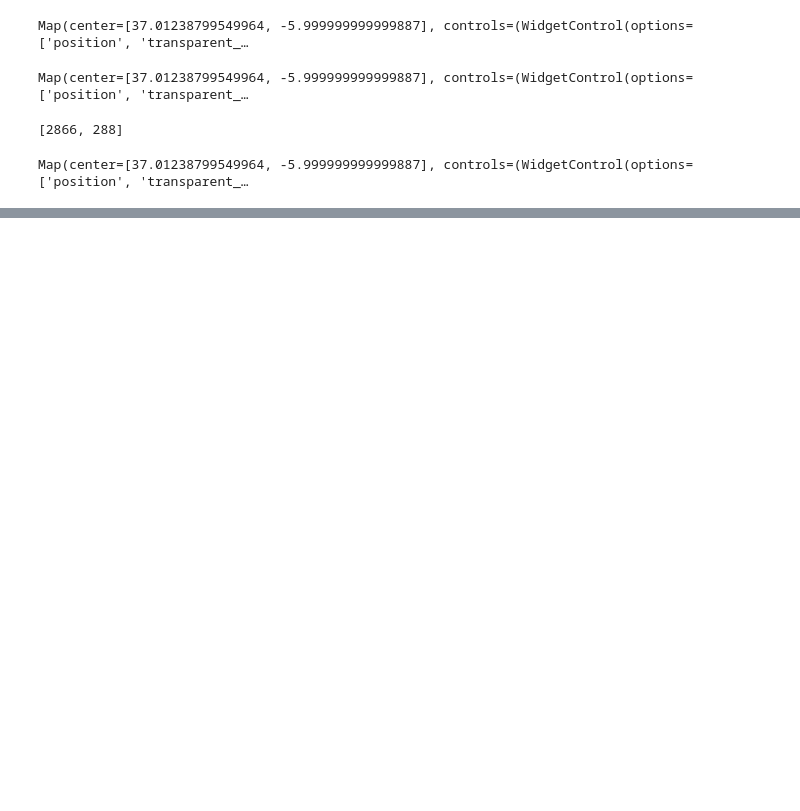
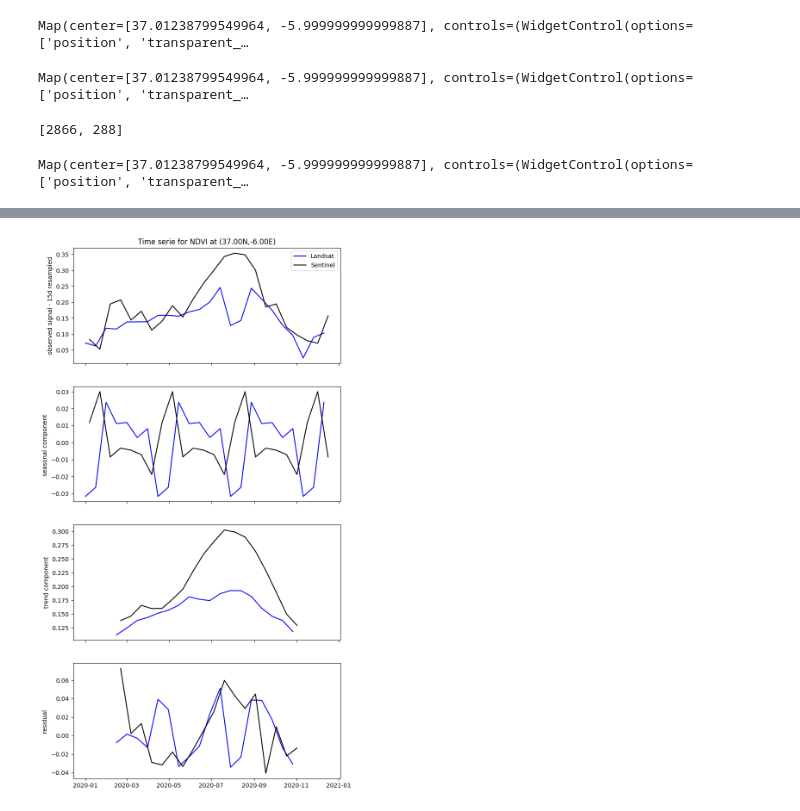
Before and after one commit to jclary-31/VegetationFromSpace_Landsat2_Sentinel8, a Jupyter notebook: Multispectral_Satellite_test.ipynb, the cells around one changed output, grey strips where cells are left out. Drawn from its saved outputs; the diff is of its cells as text; code cells hidden in the pictures; blank space fills up the shorter version.

```diff
--- a/Multispectral_Satellite_test.ipynb
+++ b/Multispectral_Satellite_test.ipynb
@@ -277,0 +548,38 @@ fig.show()
+# %%
+
+
+### time serie decomposition!
+#see https://www.geeksforgeeks.org/python/time-series-decomposition-techniques/
+# and https://phdinds-aim.github.io/time_series_handbook/Preface/Preface.html
+
+#resample on 15d and interpolate to remove few remaining nan.
+Sent_df15d=Sent_df.resample('15d').mean().interpolate(method='spline',order=1)
+Land_df15d=Land_df.resample('15d').mean().interpolate(method='spline',order=1)
+
+Sent_decomp = seasonal_decompose(Sent_df15d[feature], model='additive')
+Land_decomp = seasonal_decompose(Land_df15d[feature], model='additive')
+
+
+fig,ax=plt.subplots(4,1,figsize=(8,16),sharex=True)
+ax[0].plot(Land_decomp.observed,'b',label='Landsat')
+ax[0].plot(Sent_decomp.observed,'k',label='Sentinel')
+ax[0].set_ylabel('observed signal - 15d resampled')
+ax[0].legend()
+ax[0].set_title('Time serie for '+ feature +' at ('+ '{:0.2f}'.format(lat) +'N,'+ '{:0.2f}'.format(lon) +'E)')
+
+ax[1].plot(Land_decomp.seasonal,'b')
+ax[1].plot(Sent_decomp.seasonal,'k')
+ax[1].set_ylabel('seasonal component ')
+
+ax[2].plot(Land_decomp.trend,'b')
+ax[2].plot(Sent_decomp.trend,'k')
+ax[2].set_ylabel('trend component')
+
+
+ax[3].plot(Land_decomp.resid,'b')
+ax[3].plot(Sent_decomp.resid,'k')
+ax[3].set_ylabel('residual ')
+
+fig.show()
+# %% [output]
+[figure, added]
```
Also changed, not shown: parts of 10 cells of this notebook.
